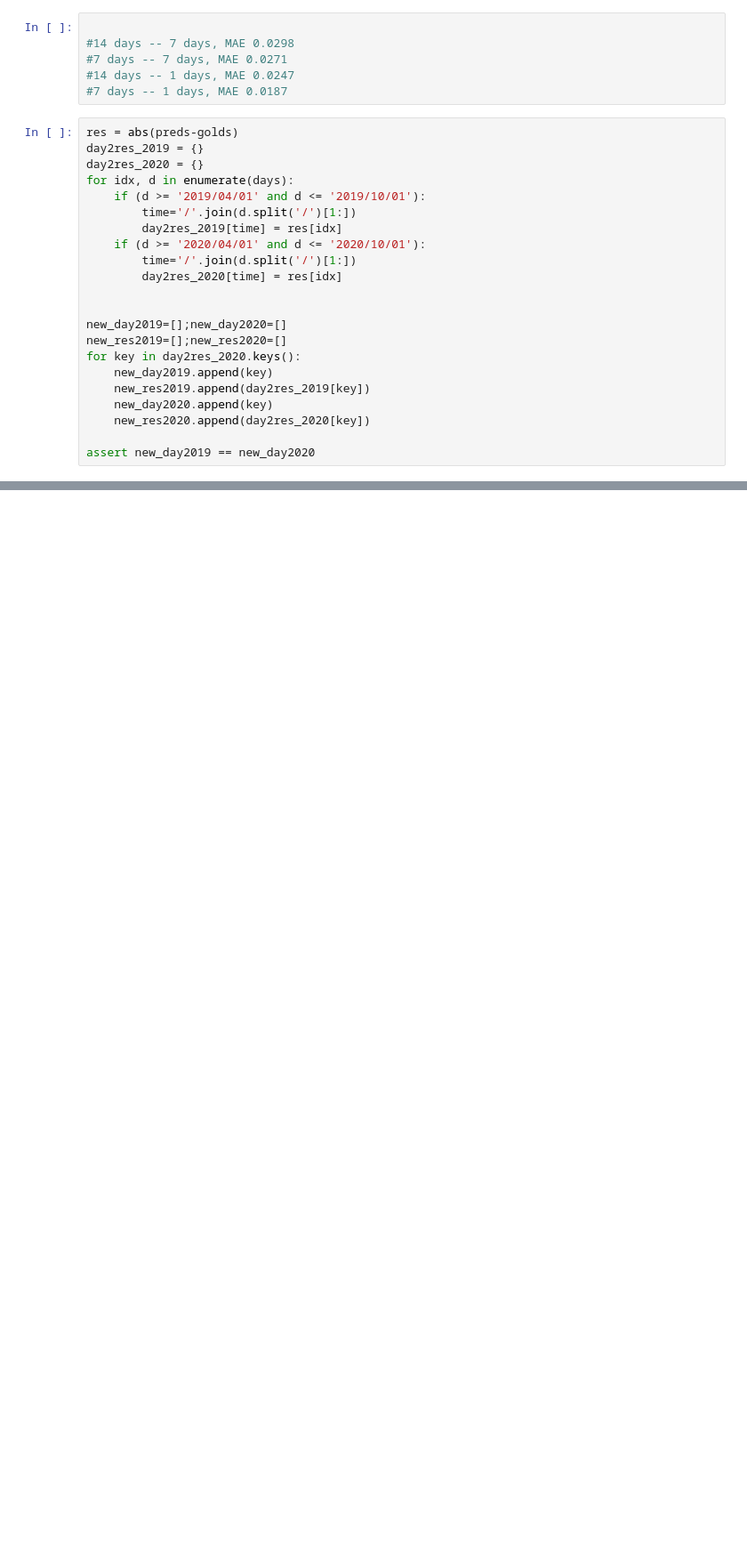
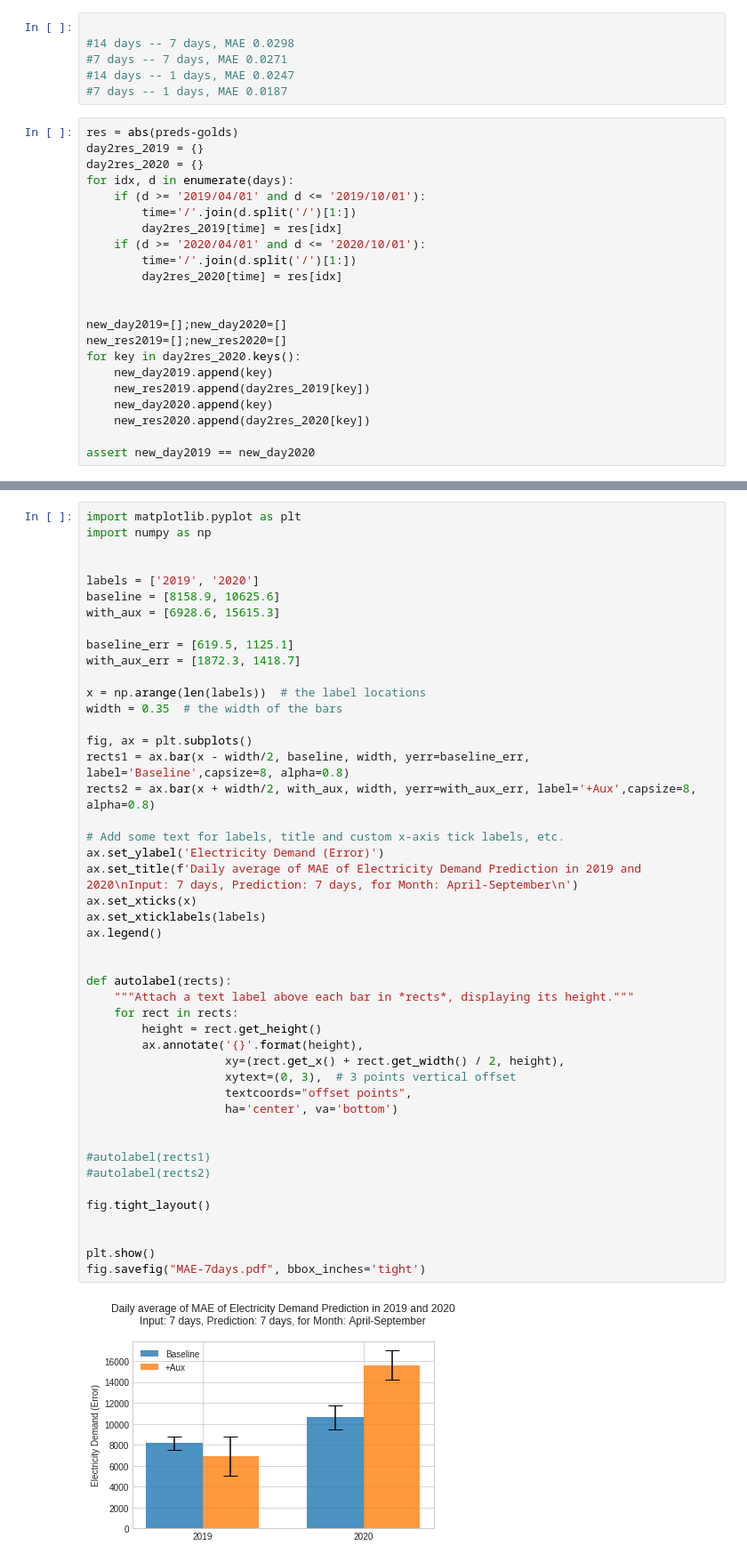
Before and after one commit to gaz22/datathon-melbourne-2020, a Jupyter notebook: LSTM_Daily.ipynb, the cells around one changed output, grey strips where cells are left out. Shown at 89% size. Cells and saved outputs as stored; diff of their text form; blank space fills up the shorter version.

```diff
--- a/LSTM_Daily.ipynb
+++ b/LSTM_Daily.ipynb
@@ -218,0 +293,48 @@ plt.tick_params(labelsize=14)
+# %%
+import matplotlib.pyplot as plt
+import numpy as np
+
+
+labels = ['2019', '2020']
+baseline = [8158.9, 10625.6]
+with_aux = [6928.6, 15615.3]
+
+baseline_err = [619.5, 1125.1]
+with_aux_err = [1872.3, 1418.7]
+
+x = np.arange(len(labels))  # the label locations
+width = 0.35  # the width of the bars
+
+fig, ax = plt.subplots()
+rects1 = ax.bar(x - width/2, baseline, width, yerr=baseline_err, label='Baseline',capsize=8, alpha=0.8)
+rects2 = ax.bar(x + width/2, with_aux, width, yerr=with_aux_err, label='+Aux',capsize=8, alpha=0.8)
+
+# Add some text for labels, title and custom x-axis tick labels, etc.
+ax.set_ylabel('Electricity Demand (Error)')
+ax.set_title(f'Daily average of MAE of Electricity Demand Prediction in 2019 and 2020\nInput: 7 days, Prediction: 7 days, for Month: April-September\n')
+ax.set_xticks(x)
+ax.set_xticklabels(labels)
+ax.legend()
+
+
+def autolabel(rects):
+    """Attach a text label above each bar in *rects*, displaying its height."""
+    for rect in rects:
+        height = rect.get_height()
+        ax.annotate('{}'.format(height),
+                    xy=(rect.get_x() + rect.get_width() / 2, height),
+                    xytext=(0, 3),  # 3 points vertical offset
+                    textcoords="offset points",
+                    ha='center', va='bottom')
+
+
+#autolabel(rects1)
+#autolabel(rects2)
+
+fig.tight_layout()
+
+
+plt.show()
+fig.savefig("MAE-7days.pdf", bbox_inches='tight')
+# %% [output]
+[figure, added]
```
Also changed, not shown: parts of 14 cells of this notebook, 9 other files.
